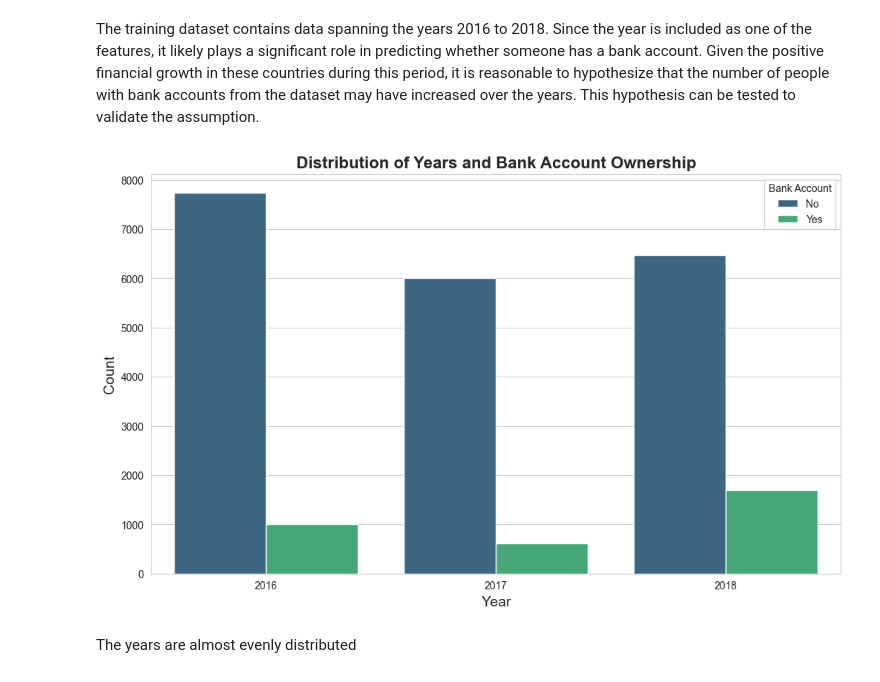
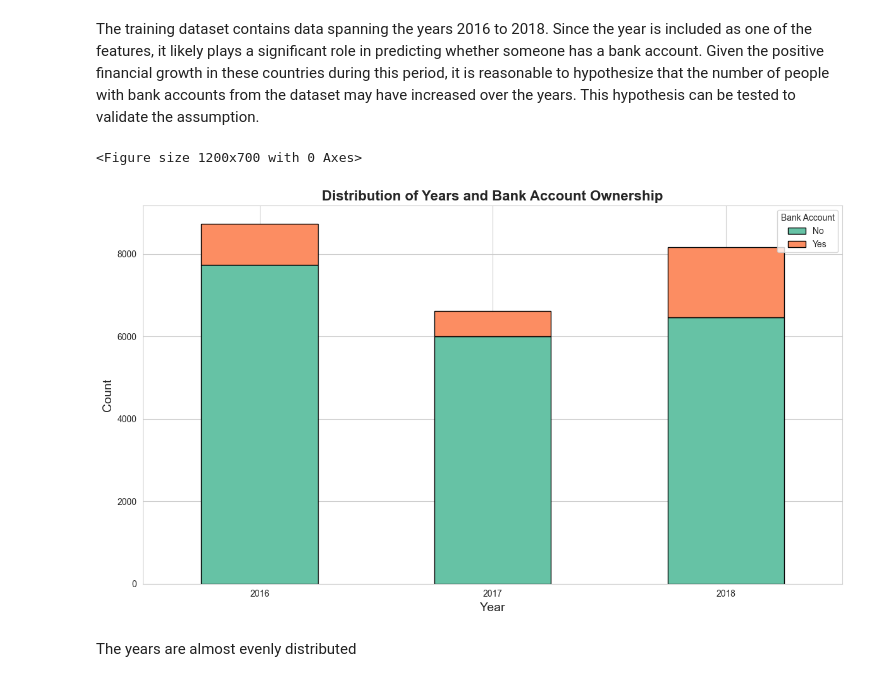
Before and after one commit to KamauGilbert/financial_inclusion_in_africa, a Jupyter notebook: financial_inclusion.ipynb, the cells around one changed output. Cells and saved outputs as stored; diff of their text form; code cells hidden in the pictures.

```diff
--- a/financial_inclusion.ipynb
+++ b/financial_inclusion.ipynb
@@ -211,30 +211,32 @@ Name: year, dtype: float64
 # %% [markdown]
 The training dataset contains data spanning the years 2016 to 2018. Since the year is included as one of the features, it likely plays a significant role in predicting whether someone has a bank account. Given the positive financial growth in these countries during this period, it is reasonable to hypothesize that the number of people with bank accounts from the dataset may have increased over the years. This hypothesis can be tested to validate the assumption.
 # %%
-# Visualizing the distribution of the year column
-# Visualizing the distribution of years and bank account ownership
+# Preparing the data for the stacked bar chart
+year_bank_account = train.groupby(['year', 'bank_account']).size().unstack(fill_value=0)
+
+# Creating the stacked bar chart
 plt.figure(figsize=(12, 7))
-sns.set_style('whitegrid')  # Set a clean style for the plot
-
-# Creating the countplot with 'bank_account' as hue
-sns.countplot(
-    x='year',
-    data=train,
-    hue='bank_account',  # Add bank account ownership as a differentiator
-    palette='viridis',   # Set a visually appealing color palette
-    order=sorted(train['year'].unique())  # Ensure the years are sorted
+year_bank_account.plot(
+    kind='bar',
+    stacked=True,
+    color=['#66c2a5', '#fc8d62'],  # Custom colors for better visuals
+    edgecolor='black',  # Add edges for clarity
+    figsize=(12, 7)
 )
 
 # Adding labels and title
 plt.xlabel('Year', fontsize=14)
 plt.ylabel('Count', fontsize=14)
 plt.title('Distribution of Years and Bank Account Ownership', fontsize=16, fontweight='bold')
-plt.legend(title='Bank Account', loc='upper right', labels=['No', 'Yes'])
+plt.xticks(rotation=0)  # Keep x-axis labels horizontal
+plt.legend(title='Bank Account', labels=['No', 'Yes'], loc='upper right')
 
-# Displaying the plot
+# Display the plot
+plt.tight_layout()
 plt.show()
 # %% [output]
+<Figure size 1200x700 with 0 Axes>
-[figure, old version]
+[figure, new version]
 # %% [markdown]
 The years are almost evenly distributed
 # %%
```
Also changed, not shown: parts of 21 cells of this notebook.
